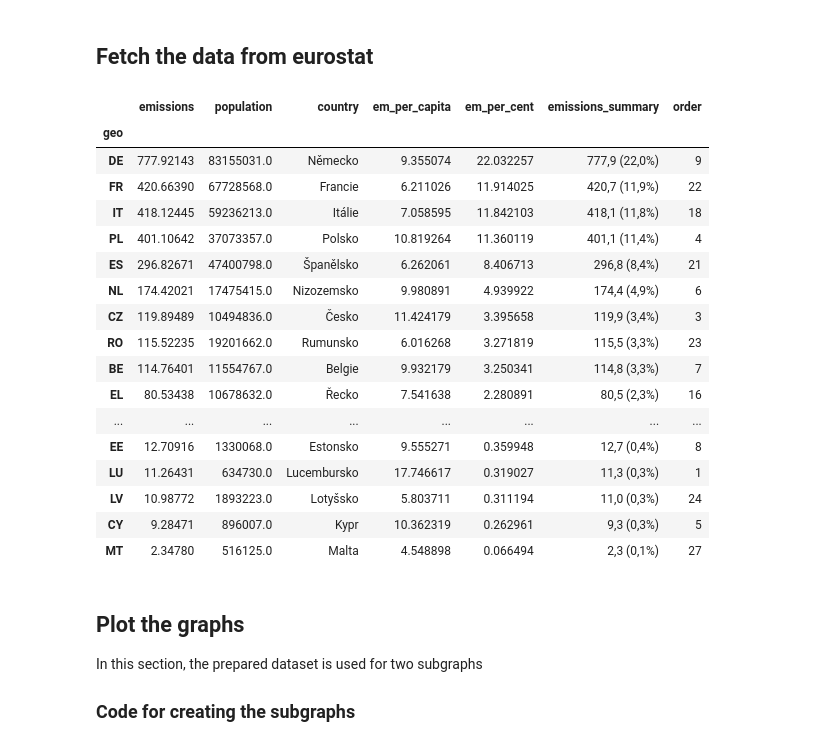
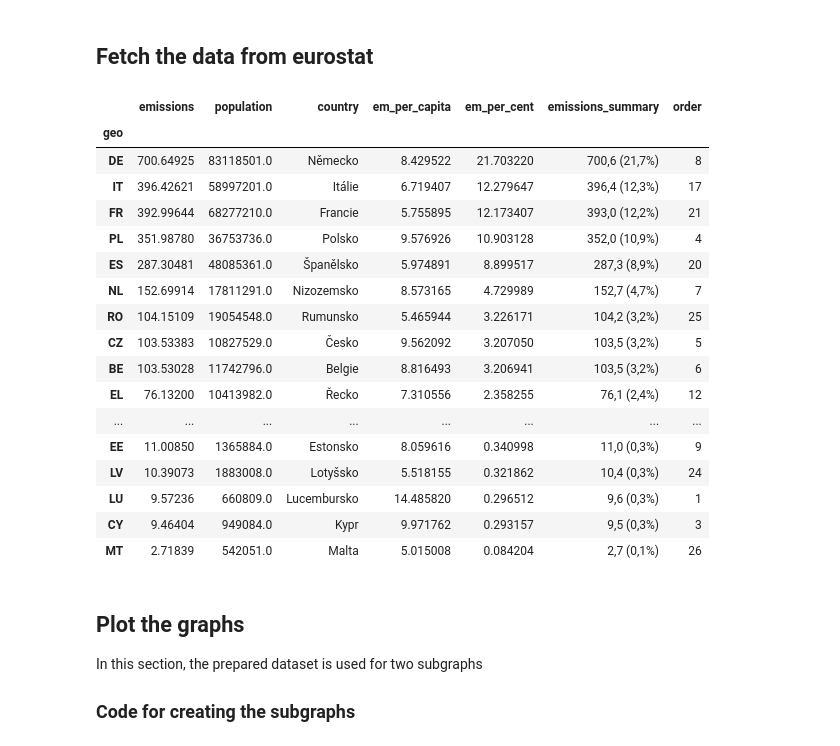
Before and after one commit to faktaoklimatu/data-analysis, a Jupyter notebook: notebooks/emissions/treemap-EU.ipynb, the cells around one changed output. Drawn from its saved outputs; the diff is of its cells as text; code cells hidden in the pictures.

```diff
--- a/notebooks/emissions/treemap-EU.ipynb
+++ b/notebooks/emissions/treemap-EU.ipynb
@@ -21,55 +21,57 @@ from data_analysis.eurostat_population_utils import get_eurostat_population_data
 # %% [markdown]
 ## Parameters
 # %%
-YEAR = 2021
+YEAR = 2023
 
 # Don't convert svg texts to curves.
-plt.rcParams['svg.fonttype'] = 'none'
+plt.rcParams["svg.fonttype"] = "none"
 # %% [markdown]
 ## Fetch the data from eurostat
 # %%
 df_emis = get_eurostat_crf_data_for_code(
-    "TOTX4_MEMONIA", YEAR).rename(columns={'value': 'emissions'})
+    "TOTX4_MEMONIA", YEAR
+).rename(columns={"value": "emissions"})
 df_demo = get_eurostat_population_data(
-    YEAR).rename(columns={'value': 'population'})
+    YEAR
+).rename(columns={"value": "population"})
 
 # Merge the data frames on select only EU27 countries.
-df = df_emis.merge(df_demo, on='geo')
+df = df_emis.merge(df_demo, on="geo")
 df = df.loc[df.index.isin([geo.value for geo in eu27_geo_dict.keys()])]
-df['country'] = eu27_geo_dict.values()
+df["country"] = eu27_geo_dict.values()
 
 # Make some more computations.
-total_emissions = df['emissions'].sum()
-df['em_per_capita'] = (df['emissions'] * 1000000) / df['population']
-df['em_per_cent'] = (df['emissions'] * 100) / total_emissions
-df['emissions_summary'] = \
-    df['emissions'].apply(czech_float) + \
-    " (" + df['em_per_cent'].apply(czech_float) + "%)"
+total_emissions = df["emissions"].sum()
+df["em_per_capita"] = (df["emissions"] * 1000000) / df["population"]
+df["em_per_cent"] = (df["emissions"] * 100) / total_emissions
+df["emissions_summary"] = \
+    df["emissions"].apply(czech_float) + \
+    " (" + df["em_per_cent"].apply(czech_float) + "%)"
 
 # Add order by emissions per capita and sort by total emissions.
-df = df.sort_values('em_per_capita', ascending=False)
-df['order'] = range(1, len(eu27_geo_dict) + 1)
-df = df.sort_values('emissions', ascending=False)
+df = df.sort_values("em_per_capita", ascending=False)
+df["order"] = range(1, len(eu27_geo_dict) + 1)
+df = df.sort_values("emissions", ascending=False)
 df
 # %% [output]
 |  | emissions | population | country | em_per_capita | em_per_cent | emissions_summary | order |
 | geo |  |  |  |  |  |  |  |
-| DE | 777.92143 | 83155031.0 | Německo | 9.355074 | 22.032257 | 777,9 (22,0%) | 9 |
-| FR | 420.66390 | 67728568.0 | Francie | 6.211026 | 11.914025 | 420,7 (11,9%) | 22 |
-| IT | 418.12445 | 59236213.0 | Itálie | 7.058595 | 11.842103 | 418,1 (11,8%) | 18 |
-| PL | 401.10642 | 37073357.0 | Polsko | 10.819264 | 11.360119 | 401,1 (11,4%) | 4 |
-| ES | 296.82671 | 47400798.0 | Španělsko | 6.262061 | 8.406713 | 296,8 (8,4%) | 21 |
-| NL | 174.42021 | 17475415.0 | Nizozemsko | 9.980891 | 4.939922 | 174,4 (4,9%) | 6 |
-| CZ | 119.89489 | 10494836.0 | Česko | 11.424179 | 3.395658 | 119,9 (3,4%) | 3 |
-| RO | 115.52235 | 19201662.0 | Rumunsko | 6.016268 | 3.271819 | 115,5 (3,3%) | 23 |
-| BE | 114.76401 | 11554767.0 | Belgie | 9.932179 | 3.250341 | 114,8 (3,3%) | 7 |
-| EL | 80.53438 | 10678632.0 | Řecko | 7.541638 | 2.280891 | 80,5 (2,3%) | 16 |
+| DE | 700.64925 | 83118501.0 | Německo | 8.429522 | 21.703220 | 700,6 (21,7%) | 8 |
+| IT | 396.42621 | 58997201.0 | Itálie | 6.719407 | 12.279647 | 396,4 (12,3%) | 17 |
+| FR | 392.99644 | 68277210.0 | Francie | 5.755895 | 12.173407 | 393,0 (12,2%) | 21 |
+| PL | 351.98780 | 36753736.0 | Polsko | 9.576926 | 10.903128 | 352,0 (10,9%) | 4 |
+| ES | 287.30481 | 48085361.0 | Španělsko | 5.974891 | 8.899517 | 287,3 (8,9%) | 20 |
+| NL | 152.69914 | 17811291.0 | Nizozemsko | 8.573165 | 4.729989 | 152,7 (4,7%) | 7 |
+| RO | 104.15109 | 19054548.0 | Rumunsko | 5.465944 | 3.226171 | 104,2 (3,2%) | 25 |
+| CZ | 103.53383 | 10827529.0 | Česko | 9.562092 | 3.207050 | 103,5 (3,2%) | 5 |
+| BE | 103.53028 | 11742796.0 | Belgie | 8.816493 | 3.206941 | 103,5 (3,2%) | 6 |
+| EL | 76.13200 | 10413982.0 | Řecko | 7.310556 | 2.358255 | 76,1 (2,4%) | 12 |
 | ... | ... | ... | ... | ... | ... | ... | ... |
-| EE | 12.70916 | 1330068.0 | Estonsko | 9.555271 | 0.359948 | 12,7 (0,4%) | 8 |
-| LU | 11.26431 | 634730.0 | Lucembursko | 17.746617 | 0.319027 | 11,3 (0,3%) | 1 |
-| LV | 10.98772 | 1893223.0 | Lotyšsko | 5.803711 | 0.311194 | 11,0 (0,3%) | 24 |
-| CY | 9.28471 | 896007.0 | Kypr | 10.362319 | 0.262961 | 9,3 (0,3%) | 5 |
-| MT | 2.34780 | 516125.0 | Malta | 4.548898 | 0.066494 | 2,3 (0,1%) | 27 |
+| EE | 11.00850 | 1365884.0 | Estonsko | 8.059616 | 0.340998 | 11,0 (0,3%) | 9 |
+| LV | 10.39073 | 1883008.0 | Lotyšsko | 5.518155 | 0.321862 | 10,4 (0,3%) | 24 |
+| LU | 9.57236 | 660809.0 | Lucembursko | 14.485820 | 0.296512 | 9,6 (0,3%) | 1 |
+| CY | 9.46404 | 949084.0 | Kypr | 9.971762 | 0.293157 | 9,5 (0,3%) | 3 |
+| MT | 2.71839 | 542051.0 | Malta | 5.015008 | 0.084204 | 2,7 (0,1%) | 26 |
 # %% [markdown]
 ## Plot the graphs
 
```
Also changed, not shown: parts of 5 cells of this notebook.
